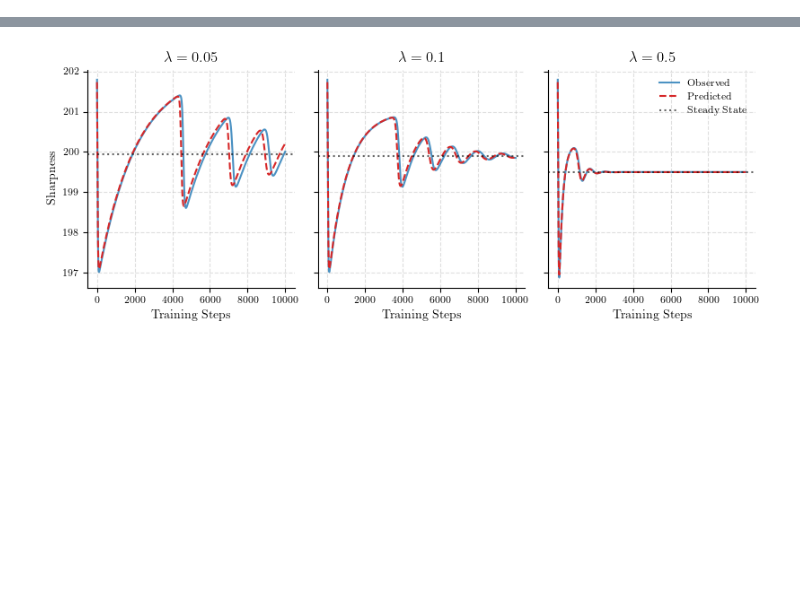
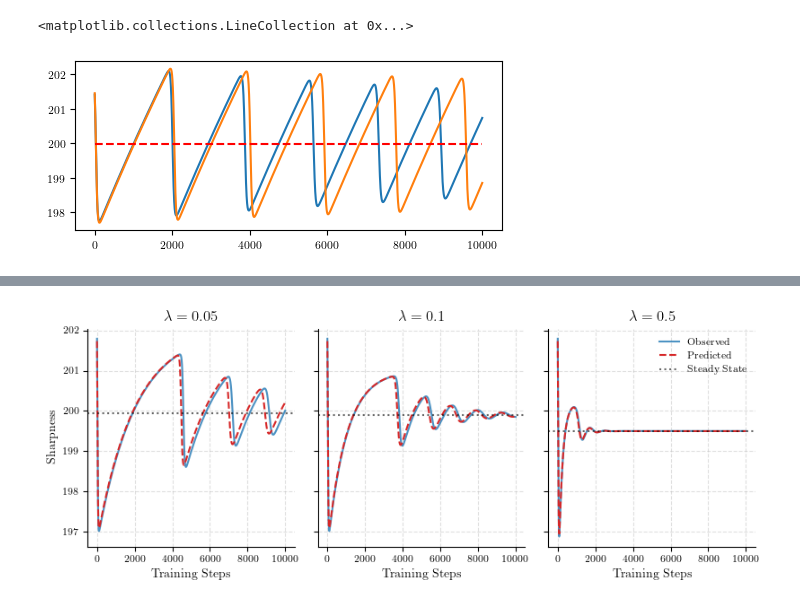
Before and after one commit to lutscha/slt-experiments, a Jupyter notebook: runs.ipynb, the cells around one changed output, grey strips where cells are left out. Drawn from its saved outputs; the diff is of its cells as text; code cells hidden in the pictures; blank space fills up the shorter version.

```diff
--- a/runs.ipynb
+++ b/runs.ipynb
@@ -8,0 +35,7 @@ import numpy as np
+# %%
+plt.plot(predicted["S_pred"])
+plt.plot(data["S"])
+plt.hlines(y=predicted["S_resting"], xmin=0, xmax=n_steps, color='r', linestyle='--')
+# %% [output]
+<matplotlib.collections.LineCollection at 0x...>
+[figure, added]
```
Also changed, not shown: parts of 16 cells of this notebook, 11 other files.
